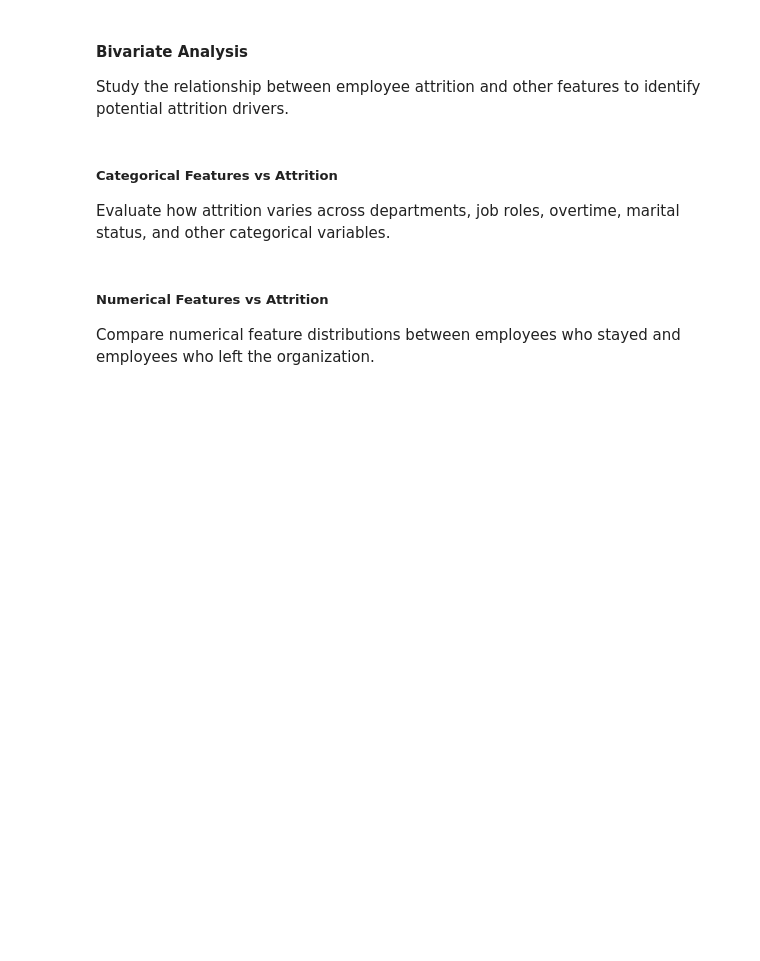
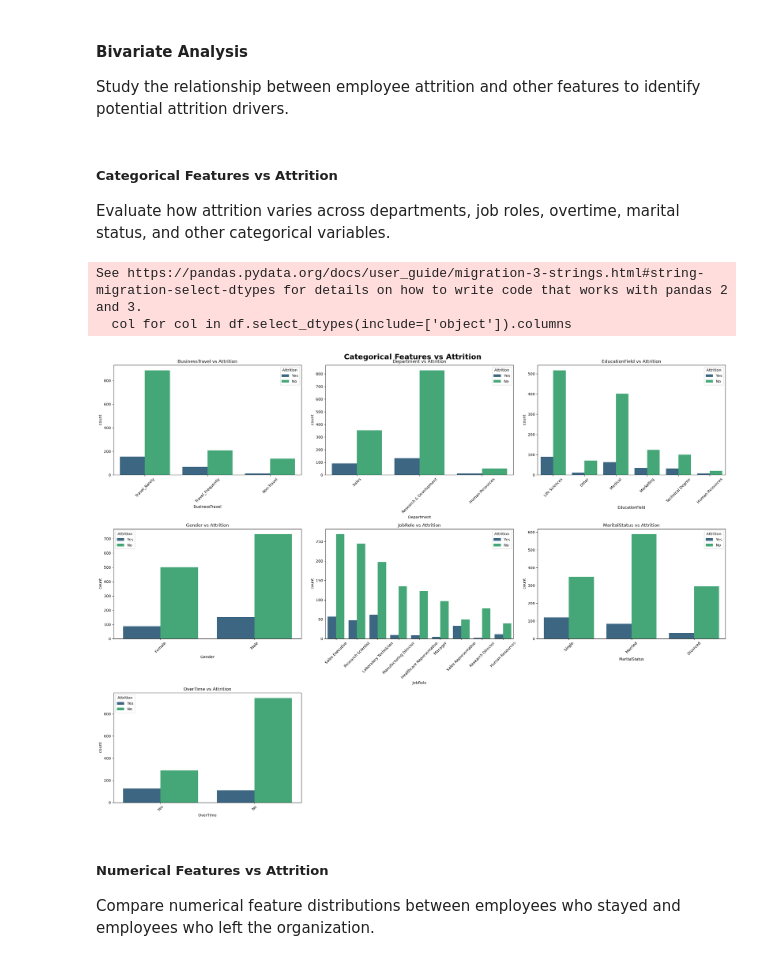
Before and after one commit to swarupsarangi113/employee-attrition-prediction, a Jupyter notebook: employee_attrition.ipynb, the cells around one changed output. Drawn from its saved outputs; the diff is of its cells as text; code cells hidden in the pictures; blank space fills up the shorter version.

```diff
--- a/employee_attrition.ipynb
+++ b/employee_attrition.ipynb
@@ -205,6 +303,49 @@ Study the relationship between employee attrition and other features to identify
 ##### Categorical Features vs Attrition
 
 Evaluate how attrition varies across departments, job roles, overtime, marital status, and other categorical variables.
+# %%
+categorical_features_bivariate = [
+    col for col in df.select_dtypes(include=['object']).columns
+    if col not in ['Attrition', 'Over18']
+]
+
+n_cols = 3
+n_rows = math.ceil(len(categorical_features_bivariate) / n_cols)
+
+fig, axes = plt.subplots(
+    n_rows,
+    n_cols,
+    figsize=(24, 6 * n_rows)
+)
+
+fig.suptitle(
+    'Categorical Features vs Attrition',
+    fontsize=20,
+    fontweight='bold'
+)
+
+axes = axes.flatten()
+
+for i, col in enumerate(categorical_features_bivariate):
+    sns.countplot(
+        data=df,
+        x=col,
+        hue='Attrition',
+        palette='viridis',
+        ax=axes[i]
+    )
+    axes[i].set_title(f'{col} vs Attrition')
+    axes[i].tick_params(axis='x', rotation=45)
+
+for j in range(len(categorical_features_bivariate), len(axes)):
+    fig.delaxes(axes[j])
+
+plt.tight_layout()
+plt.show()
+# %% [output]
+See https://pandas.pydata.org/docs/user_guide/migration-3-strings.html#string-migration-select-dtypes for details on how to write code that works with pandas 2 and 3.
+  col for col in df.select_dtypes(include=['object']).columns
+[figure, added]
 # %% [markdown]
 ##### Numerical Features vs Attrition
 
```
Also changed, not shown: parts of 37 cells of this notebook, 6 other files.
